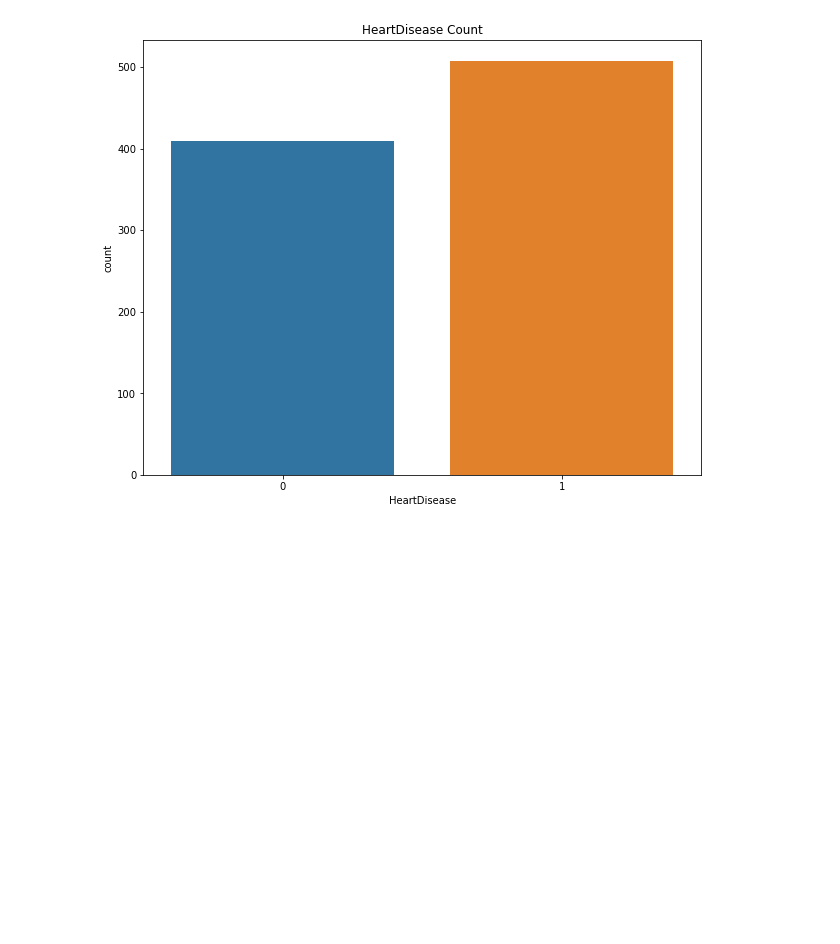
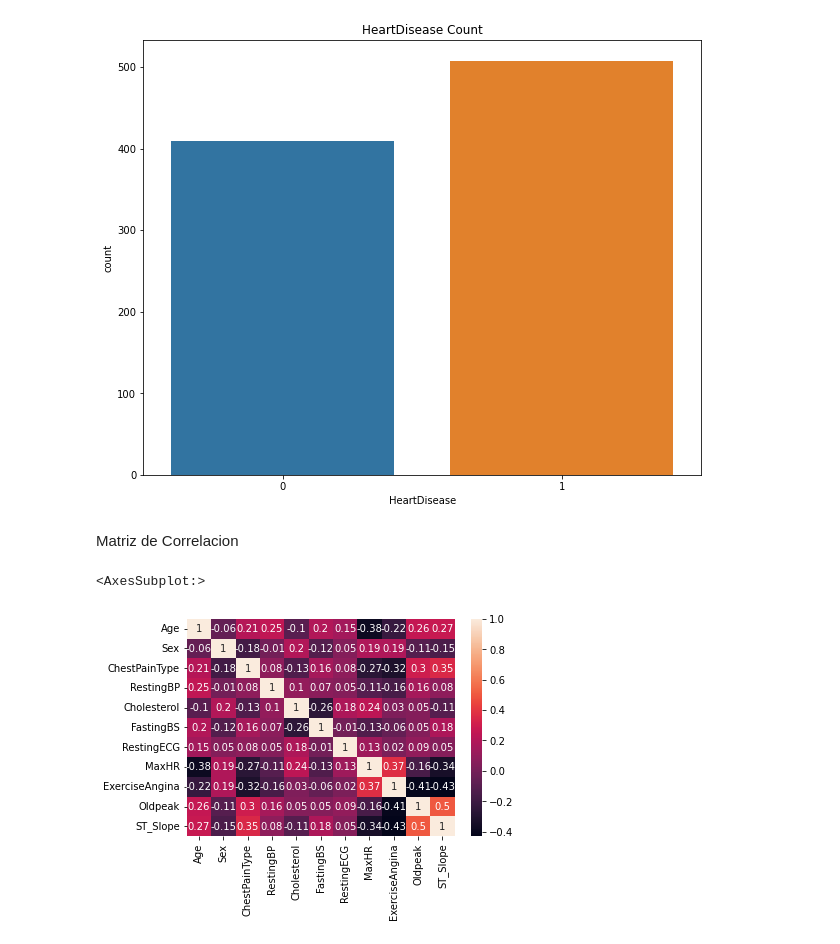
Before and after one commit to jsglen1/IAUnimag, a Jupyter notebook: ImplementacionFinal/Heart_indian_parte1_IA.ipynb, the cells around one changed output. Cells and saved outputs as stored; diff of their text form; code cells hidden in the pictures; blank space fills up the shorter version.

```diff
--- a/ImplementacionFinal/Heart_indian_parte1_IA.ipynb
+++ b/ImplementacionFinal/Heart_indian_parte1_IA.ipynb
@@ -129,6 +129,16 @@ plt.title("HeartDisease Count")
 plt.show()
 # %% [output]
 [figure]
+# %% [markdown]
+Matriz de Correlacion
+# %%
+#Matriz de correlación para inspeccionar posibles variables predictoras relacionadas entre sí
+X = heart.iloc[:, 0:11]
+correlation_matrix = X.corr().round(2)
+sns.heatmap(data=correlation_matrix, annot=True)
+# %% [output]
+<AxesSubplot:>
+[figure, added]
 # %%
 #aplicando arboles de decisión
 #Como los arboles de decisión no son sensibles a la escala de los predictores, vamos a utilizar el conjunto de datos
```
Also changed, not shown: parts of 16 cells of this notebook, 1 other file.
